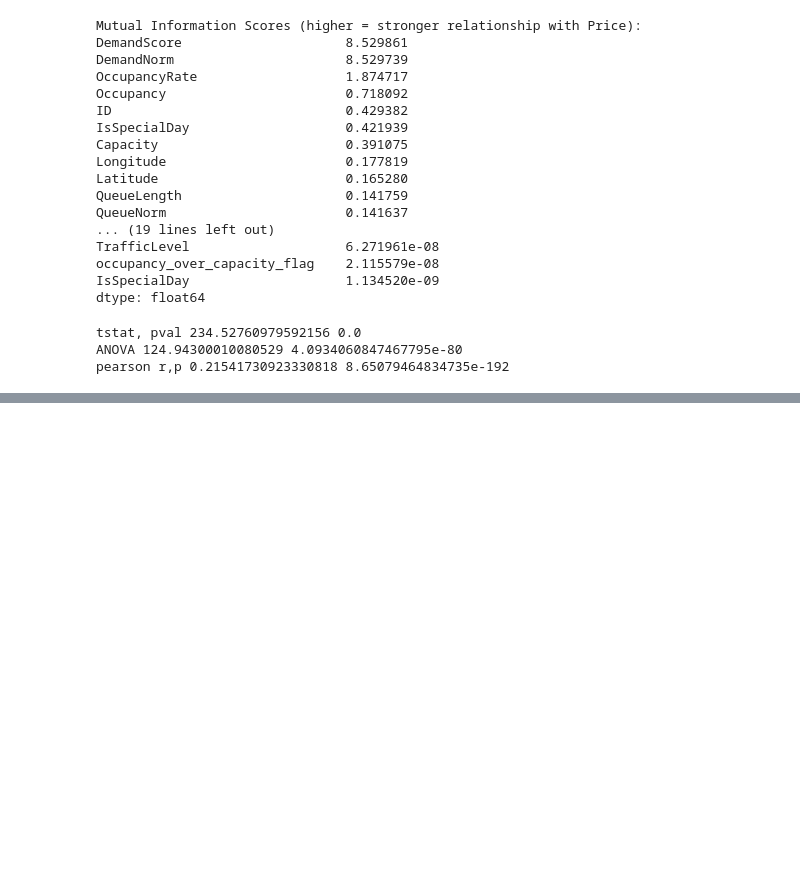
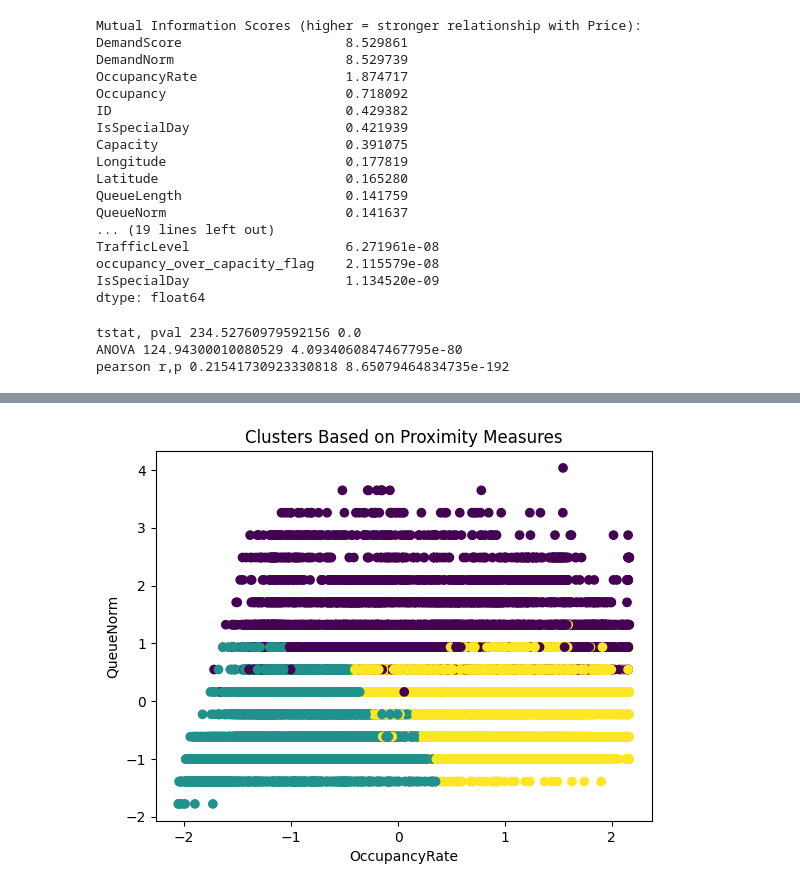
Before and after one commit to imyogeshwaran/Dynamic-pricing-for-urban-parking-lot-, a Jupyter notebook: dm1.ipynb, the cells around one changed output, grey strips where cells are left out. Cells and saved outputs as stored; diff of their text form; code cells hidden in the pictures; blank space fills up the shorter version.

```diff
--- a/dm1.ipynb
+++ b/dm1.ipynb
@@ -447,0 +485,21 @@ pearson r,p 0.21541730923330818 8.65079464834735e-192
+# %%
+#Proximity Measures
+from sklearn.metrics.pairwise import euclidean_distances, cosine_similarity
+from scipy.spatial.distance import cityblock, minkowski
+
+# Select numeric features for proximity calculation
+features = ['OccupancyRate', 'QueueNorm', 'TrafficLevel', 'VehicleWeight']
+data = df[features].fillna(0)
+
+# Normalize the data
+from sklearn.preprocessing import StandardScaler
+scaler = StandardScaler()
+data_scaled = scaler.fit_transform(data)
+
+# Calculate Euclidean Distance
+euclidean_dist = euclidean_distances(data_scaled)
+print("Euclidean Distance Matrix:\n", euclidean_dist)
+
+# Calculate Cosine Similarity
+cosine_sim = cosine_similarity(data_scaled)
+print("Cosine Similarity Matrix:\n", cosine_sim)
@@ -447,0 +524,6 @@ pearson r,p 0.21541730923330818 8.65079464834735e-192
+# %%
+from sklearn.cluster import KMeans
+kmeans = KMeans(n_clusters=3, random_state=42)
+clusters = kmeans.fit_predict(data_scaled)
+df['Cluster'] = clusters
+print(df[['SystemCodeNumber', 'Cluster']])
@@ -447,0 +545,9 @@ pearson r,p 0.21541730923330818 8.65079464834735e-192
+# %%
+import matplotlib.pyplot as plt
+plt.scatter(data_scaled[:, 0], data_scaled[:, 1], c=clusters, cmap='viridis')
+plt.xlabel('OccupancyRate')
+plt.ylabel('QueueNorm')
+plt.title('Clusters Based on Proximity Measures')
+plt.show()
+# %% [output]
+[figure, added]
```
Also changed, not shown: parts of 6 cells of this notebook, 2 other files.
